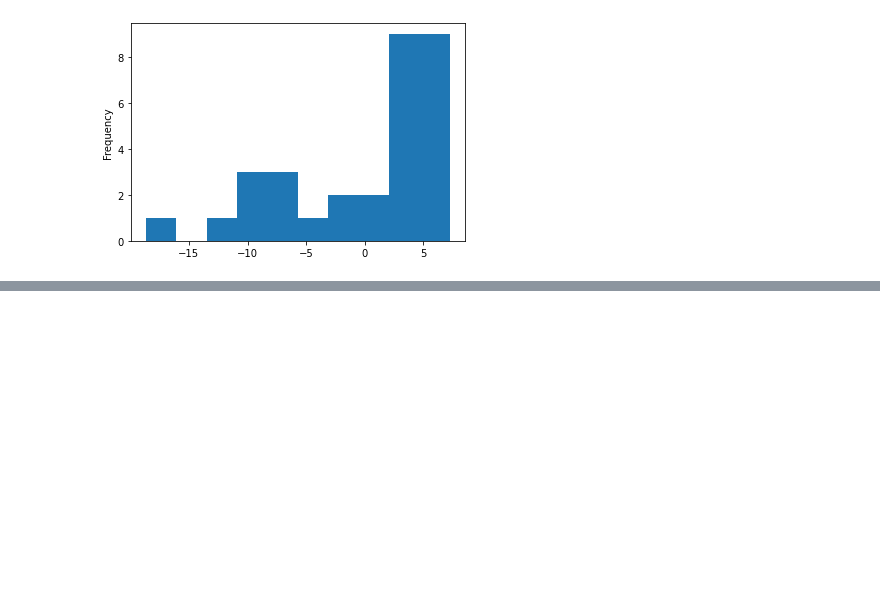
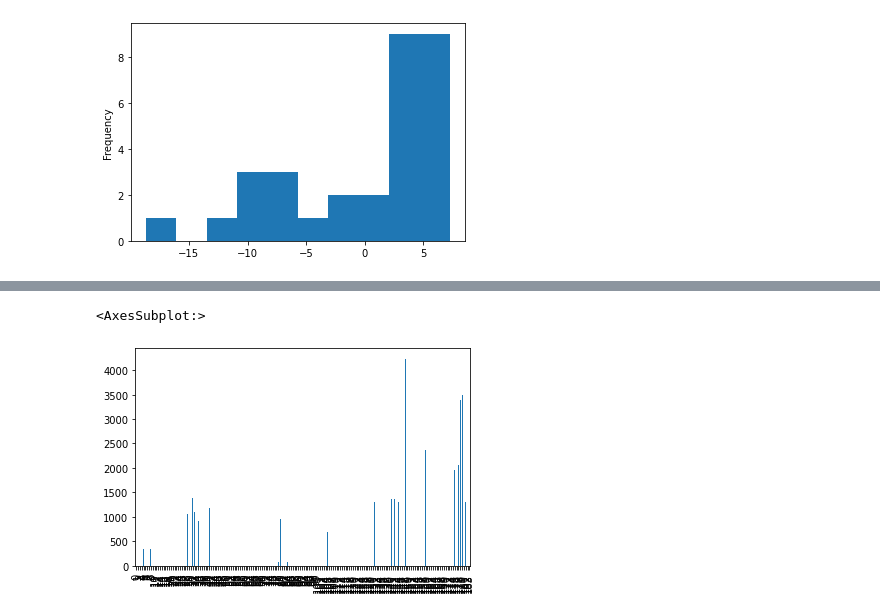
Before and after one commit to AlexHTW/ngs_quality_control, a Jupyter notebook: 06_feature_engineering_modules.ipynb, the cells around one changed output, grey strips where cells are left out. Drawn from its saved outputs; the diff is of its cells as text; code cells hidden in the pictures; blank space fills up the shorter version.

```diff
--- a/06_feature_engineering_modules.ipynb
+++ b/06_feature_engineering_modules.ipynb
@@ -236,0 +264,5 @@ ngs_reads.drop(columns='Adapter Content', inplace=True)
+# %%
+ngs_reads['module_9_count_sum'].plot(kind='bar')
+# %% [output]
+<AxesSubplot:>
+[figure, added]
```
Also changed, not shown: parts of 44 cells of this notebook.
